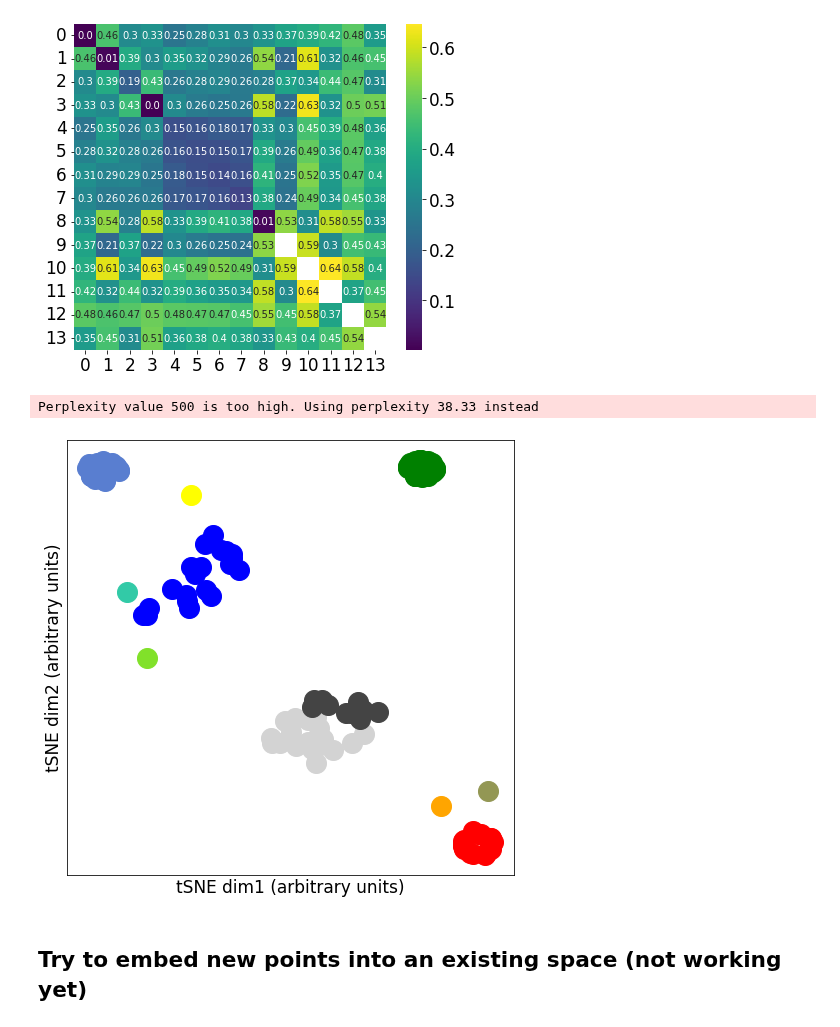
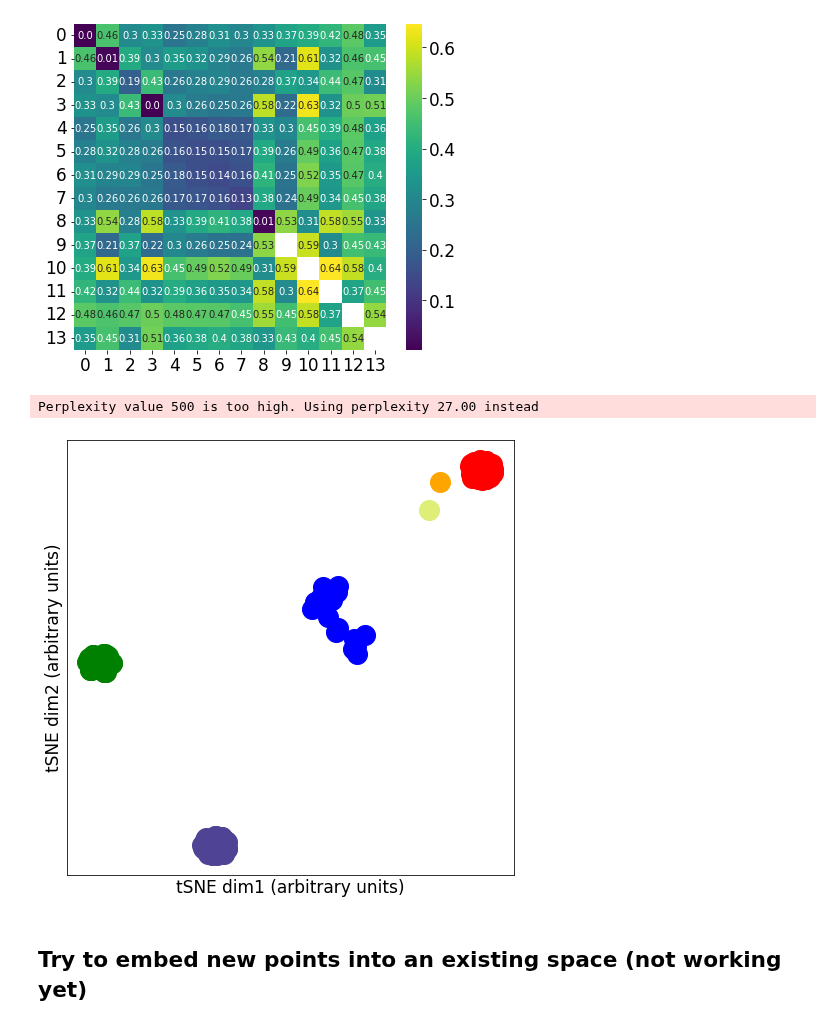
Before and after one commit to azaho/ccn_story3, a Jupyter notebook: netdist.ipynb, the cells around one changed output. Drawn from its saved outputs; the diff is of its cells as text; code cells hidden in the pictures.

```diff
--- a/netdist.ipynb
+++ b/netdist.ipynb
@@ -170,8 +170,7 @@ for network_name, network in all_networks.items():
             n_trials = 64
             net_size = 100
             input_time = 10
-            delay0, delay1, delay2 = (30, 90, 140)
-            if "backpropnp" in name: delay0, delay1, delay2 = (15, 50, 90)
+            delay0, delay1, delay2 = (15, 90, 140)
             total_time = delay0+delay2+input_time+100
             t_cue_from = delay0
             t_cue_to = delay0+input_time
@@ -290,38 +289,35 @@ all_networks['backpropnd0likeccn']['color'] = 'purple'
 # %%
 import openTSNE
 tsne = openTSNE.TSNE(
     perplexity=500,  # always use maximum possible perplexity, to preserve global structure
     metric='precomputed',
     verbose=False,
     initialization='spectral',
 )
 
-include = "gating,inversion,reshuffle120,backproprde-4,backpropndWCe-3,notricks,diego_phd_mst,diego_phd_pfc,diego_new_mst,diego_new_pfc,cheng_pfc".split(',')
-#include = "gating,inversion,reshuffle120,backpropnd0,backpropnp,diego_phd_mst,diego_new_mst".split(',')
-#include = "gating,inversion,reshuffle120,inv+gat,backpropnd0,notricks".split(',')
-#include = "gating,inversion,reshuffle120,inv+gat,backpropnd0".split(',')
+include = "gating,inversion,reshuffle,notricks,diego_phd_mst,diego_new_mst".split(',')
 ids = np.concatenate([all_networks[name]['ids'] for name in include])
 embedding = tsne.fit(dist[ids, :][:, ids])
 fig = plt.figure(figsize=(8, 8))
 plt.rc('font', **{'family': 'DejaVu Sans', 'weight': 'normal', 'size': 17})
 i = 0
 for name, network in all_networks.items():
     if name not in include: continue
     n = len(network['ids'])
     plt.scatter(embedding[i:i+n, 0], embedding[i:i+n, 1], 400, color=network['color'], label=name)
     i += n
 plt.xlabel("tSNE dim1 (arbitrary units)")
 plt.ylabel("tSNE dim2 (arbitrary units)")
 plt.xticks([])
 plt.yticks([])
 #plt.xlim(-8, 8)
 #plt.ylim(-6, 3)
 #plt.legend()
 #plt.gca().axis('off')
 plt.savefig("tSNE.pdf", bbox_inches = 'tight')
 # %% [output]
-Perplexity value 500 is too high. Using perplexity 38.33 instead
+Perplexity value 500 is too high. Using perplexity 27.00 instead
-[figure, old version]
+[figure, new version]
 # %% [markdown]
 ## Try to embed new points into an existing space (not working yet)
 # %%
```
Also changed, not shown: parts of 2 cells of this notebook, 4 other files.
